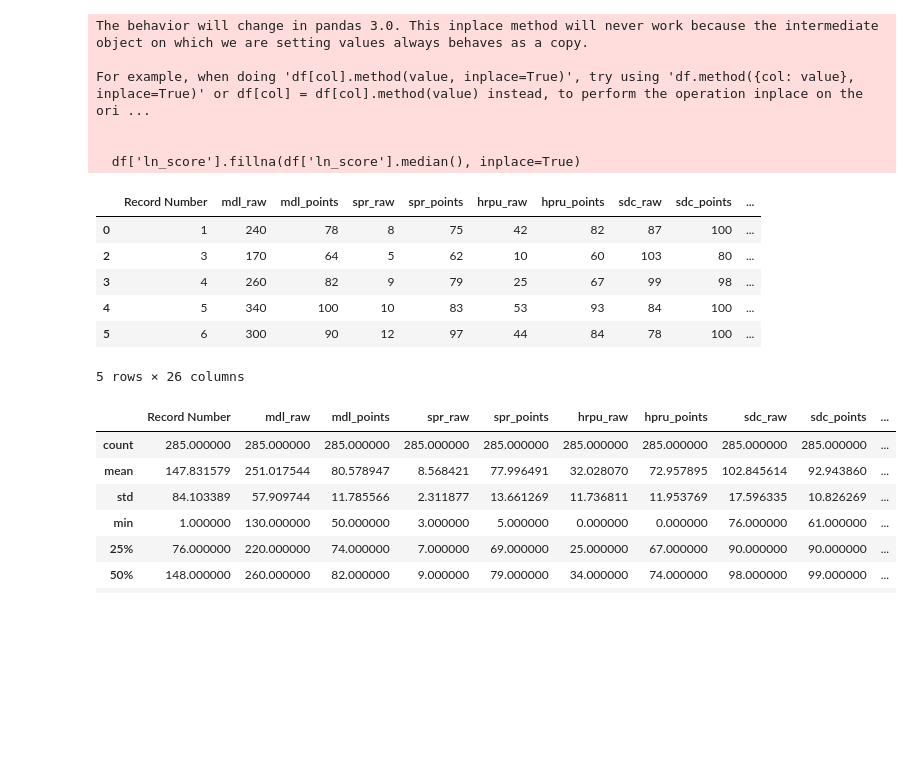
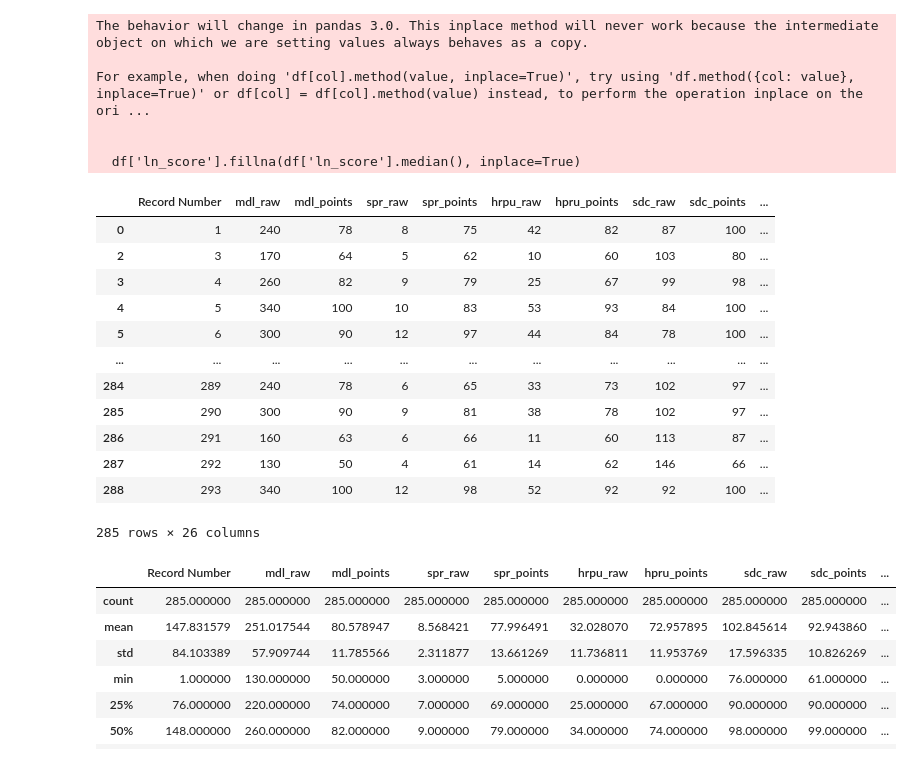
Before and after one commit to lonespear/ma103, a Jupyter notebook: ranger_school_log_reg.ipynb, the cells around one changed output. Saved outputs shown, nothing was run; the diff lists cells and outputs as text; code cells hidden in the pictures; blank space fills up the shorter version.

```diff
--- a/ranger_school_log_reg.ipynb
+++ b/ranger_school_log_reg.ipynb
@@ -94,15 +94,21 @@ For example, when doing 'df[col].method(value, inplace=True)', try using 'df.met
 
   df['ln_score'].fillna(df['ln_score'].median(), inplace=True)
 # %%
-df.head()
+df
 # %% [output]
 |  | Record Number | mdl_raw | mdl_points | spr_raw | spr_points | hrpu_raw | hpru_points | sdc_raw | sdc_points | ... |
 | 0 | 1 | 240 | 78 | 8 | 75 | 42 | 82 | 87 | 100 | ... |
 | 2 | 3 | 170 | 64 | 5 | 62 | 10 | 60 | 103 | 80 | ... |
 | 3 | 4 | 260 | 82 | 9 | 79 | 25 | 67 | 99 | 98 | ... |
 | 4 | 5 | 340 | 100 | 10 | 83 | 53 | 93 | 84 | 100 | ... |
 | 5 | 6 | 300 | 90 | 12 | 97 | 44 | 84 | 78 | 100 | ... |
+| ... | ... | ... | ... | ... | ... | ... | ... | ... | ... | ... |
+| 284 | 289 | 240 | 78 | 6 | 65 | 33 | 73 | 102 | 97 | ... |
+| 285 | 290 | 300 | 90 | 9 | 81 | 38 | 78 | 102 | 97 | ... |
+| 286 | 291 | 160 | 63 | 6 | 66 | 11 | 60 | 113 | 87 | ... |
+| 287 | 292 | 130 | 50 | 4 | 61 | 14 | 62 | 146 | 66 | ... |
+| 288 | 293 | 340 | 100 | 12 | 98 | 52 | 92 | 92 | 100 | ... |
-5 rows × 26 columns
+285 rows × 26 columns
 # %%
 df.describe()
 # %% [output]
```
Also changed, not shown: parts of 5 cells of this notebook.
